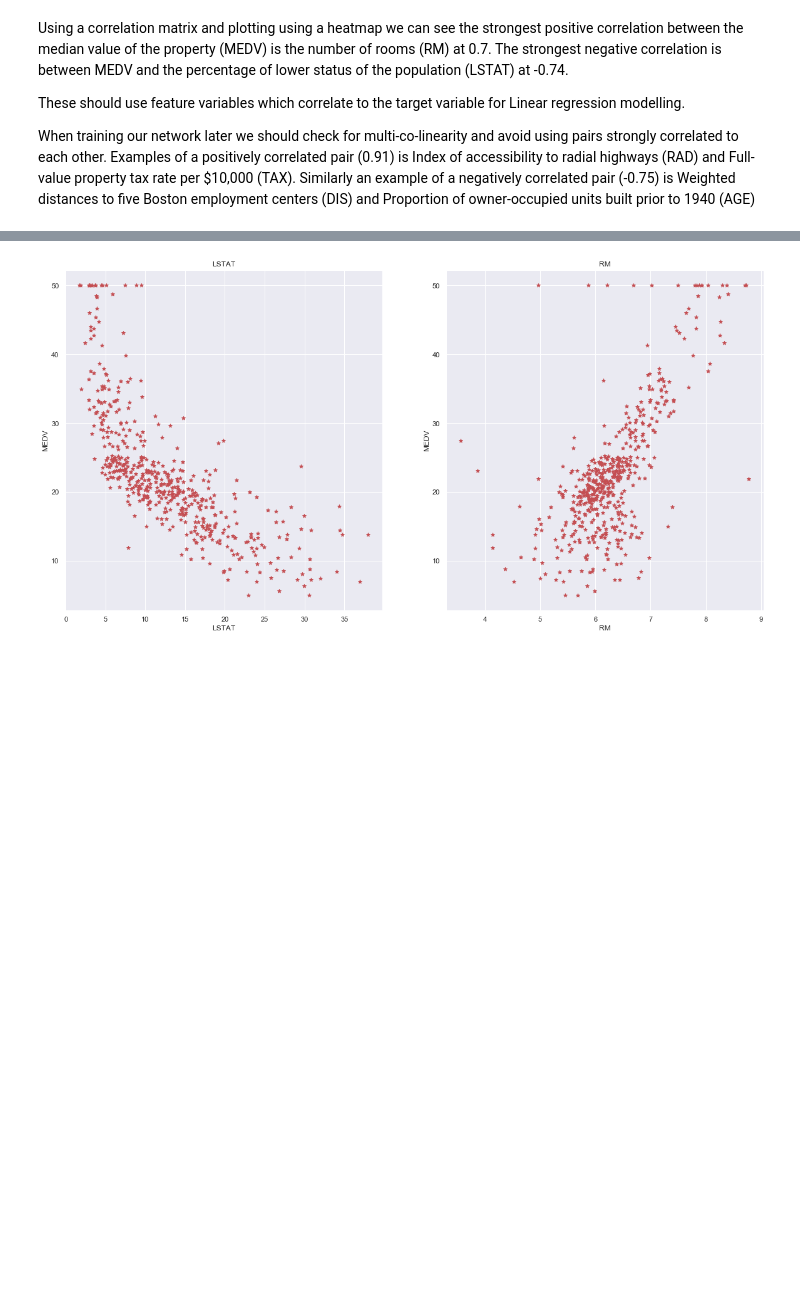
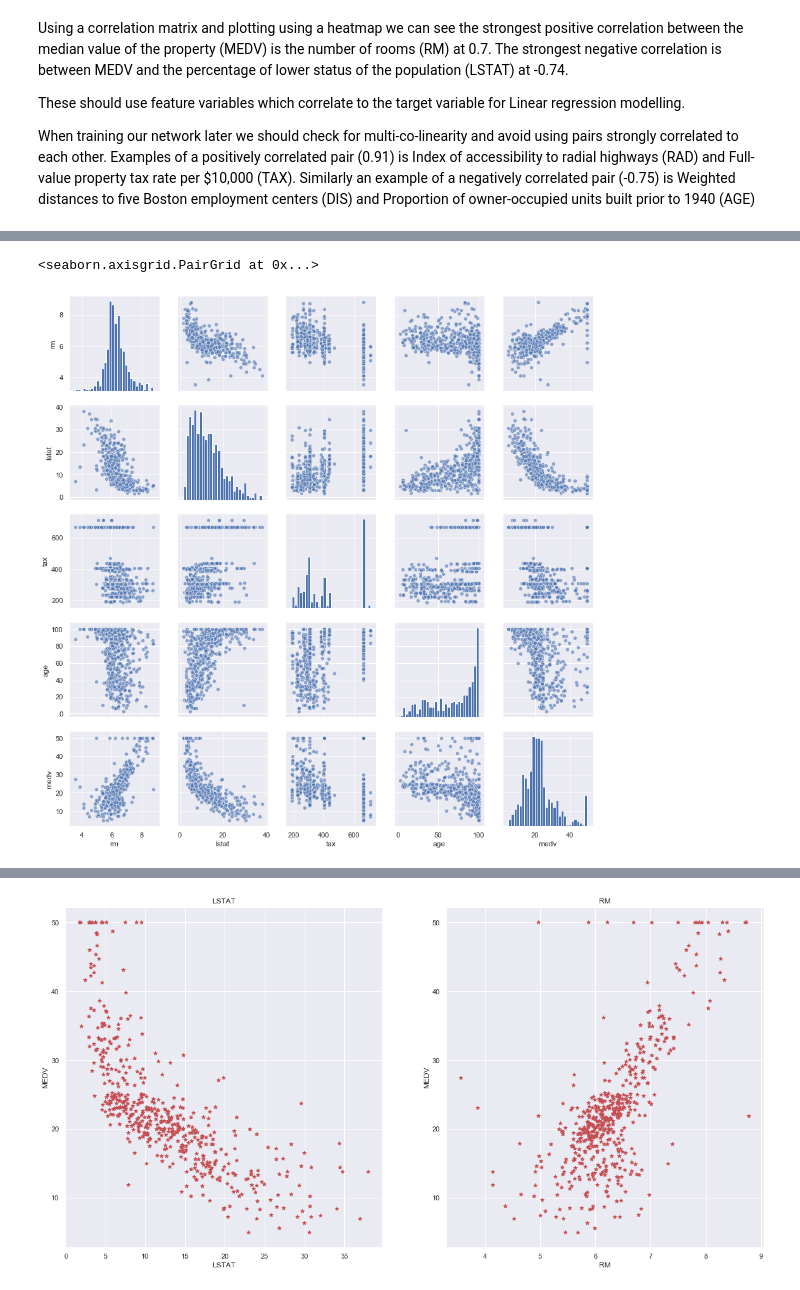
Before and after one commit to G00364690/MLS-Project, a Jupyter notebook: MLS Project.ipynb, the cells around one changed output, grey strips where cells are left out. Drawn from its saved outputs; the diff is of its cells as text; code cells hidden in the pictures; blank space fills up the shorter version.

```diff
--- a/MLS Project.ipynb
+++ b/MLS Project.ipynb
@@ -101,3 +134,7 @@ Using a correlation matrix and plotting using a heatmap we can see the strongest
 These should use feature variables which correlate to the target variable for Linear regression modelling.
 
 When training our network later we should check for multi-co-linearity and avoid using pairs strongly correlated to each other. Examples of a positively correlated pair (0.91) is Index of accessibility to radial highways (RAD) and Full-value property tax rate per $10,000 (TAX). Similarly an example of a negatively correlated pair (-0.75) is Weighted distances to five Boston employment centers (DIS) and Proportion of owner-occupied units built prior to 1940 (AGE)
+# %%
+#Select feature variables based on correlation above
+feature_var = ['rm', 'lstat', 'tax', 'age', 'medv'] #take out similar rad/tax, dis/age
+df[feature_var].describe().T
@@ -103,0 +158,6 @@ When training our network later we should check for multi-co-linearity and avoid
+# %%
+#pair plotting the feature variables
+sns.pairplot(df[feature_var], plot_kws={'alpha':0.6}, diag_kws={'bins':30})
+# %% [output]
+<seaborn.axisgrid.PairGrid at 0x...>
+[figure, added]
```
Also changed, not shown: parts of 17 cells of this notebook.
